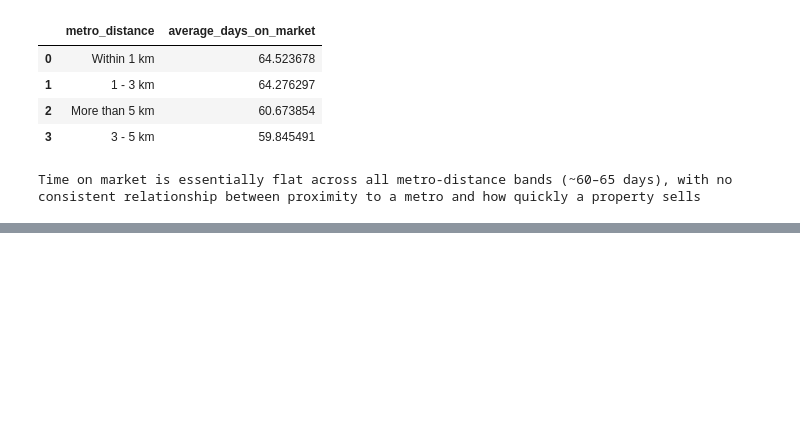
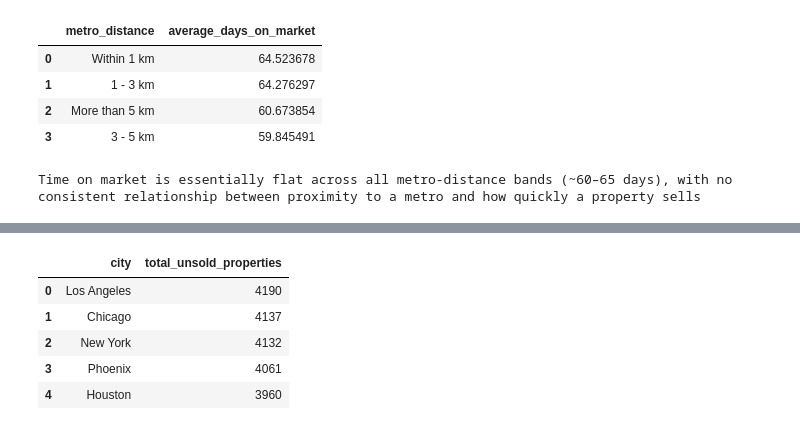
Before and after one commit to mukundnaramesh2605/guvi-python-sql-pandas-project-1, a Jupyter notebook: project.ipynb, the cells around one changed output, grey strips where cells are left out. Drawn from its saved outputs; the diff is of its cells as text; code cells hidden in the pictures; blank space fills up the shorter version.

```diff
--- a/project.ipynb
+++ b/project.ipynb
@@ -926,0 +985,17 @@ Time on market is essentially flat across all metro-distance bands (~60–65 day
+# %%
+query18 = """
+SELECT city, COUNT(*) AS total_unsold_properties
+FROM listings l
+WHERE NOT EXISTS (SELECT 1 FROM sales s WHERE s.listingid = l.listingid)
+GROUP BY city
+ORDER BY total_unsold_properties DESC;
+"""
+result18 = pd.read_sql(query18, conn)
+display(result18)
+# %% [output]
+|  | city | total_unsold_properties |
+| 0 | Los Angeles | 4190 |
+| 1 | Chicago | 4137 |
+| 2 | New York | 4132 |
+| 3 | Phoenix | 4061 |
+| 4 | Houston | 3960 |
```
Also changed, not shown: parts of 4 cells of this notebook.
